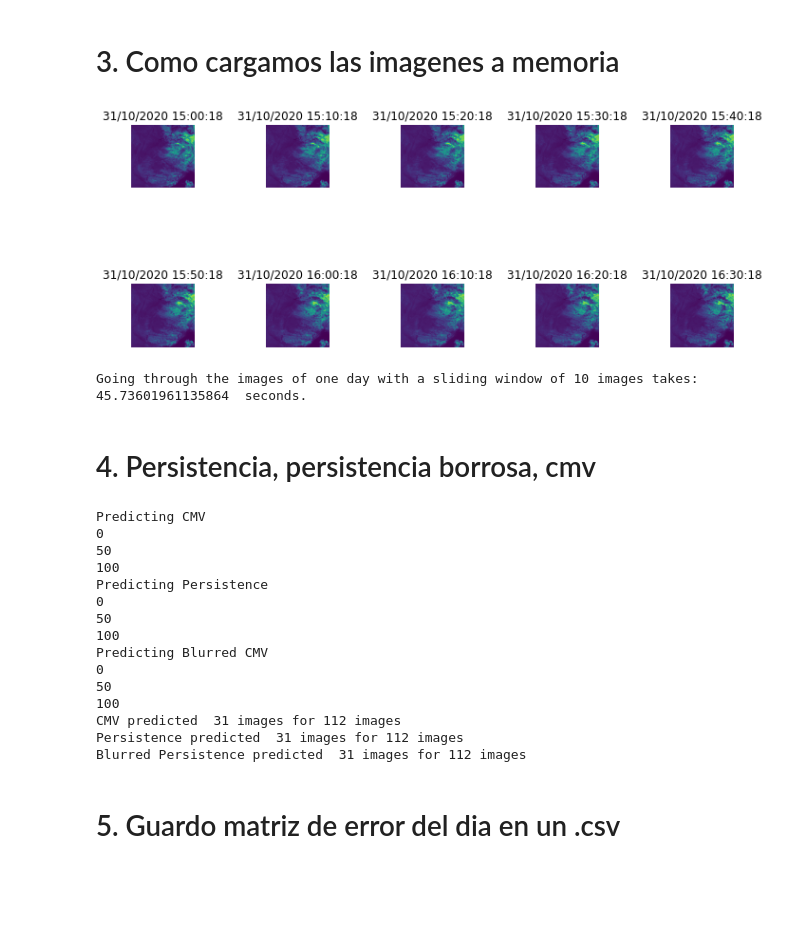
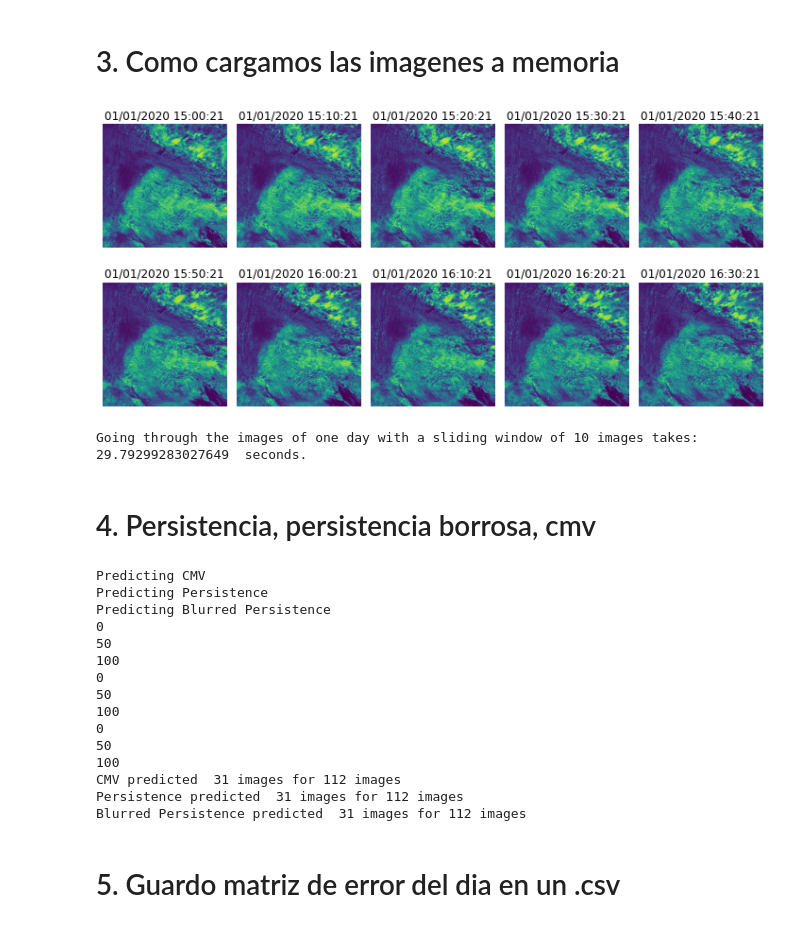
Before and after one commit to francomozo/deepCloud, a Jupyter notebook: nb-demo.ipynb, the cells around one changed output. Saved outputs shown, nothing was run; the diff lists cells and outputs as text; code cells hidden in the pictures; blank space fills up the shorter version.

Commit message:
:cyclone: Dataset Loader V2 working pretty faster, have to rename the class later

```diff
--- a/nb-demo.ipynb
+++ b/nb-demo.ipynb
@@ -67,20 +67,20 @@ ax.imshow(bkg)
 # %% [markdown]
 # 3. Como cargamos las imagenes a memoria
 # %%
-dataset_sw = data.SatelliteImagesDatasetSW(root_dir = 'data/images/dia_305',
+dataset_sw = data.SatelliteImagesDatasetSW(root_dir = 'data/images/dia_1',
                                            window = 10,
                                            transform = preprocessing.CropImage(3))
 
 dataset_sw[0].keys()
 
 dl_sw = DataLoader(dataset_sw, batch_size=1, collate_fn=data.collate_fn_sw)
 
 for idx, samples in enumerate(dl_sw):
     if idx == 90:
         visualization.show_sample_dict(samples , 2)
         break
 # %% [output]
-[figure, old version]
+[figure, new version]
 # %%
 start = time.time()
 for samples in dl_sw:
@@ -89,7 +89,7 @@ end = time.time()
 
 print('Going through the images of one day with a sliding window of 10 images takes: ', end - start, ' seconds.')
 # %% [output]
-Going through the images of one day with a sliding window of 10 images takes:  45.73601961135864  seconds.
+Going through the images of one day with a sliding window of 10 images takes:  29.79299283027649  seconds.
 # %% [markdown]
 # 4. Persistencia, persistencia borrosa, cmv
 # %%
@@ -97,7 +97,7 @@ def main_test(model_instance):
     predict_horizon = 30
     error_list =[]
 
-    dataset_sw = data.SatelliteImagesDatasetSW(root_dir = 'data/images/dia_305',
+    dataset_sw = data.SatelliteImagesDatasetSW(root_dir = 'data/images/dia_1',
                                            window = predict_horizon+2,
                                            transform = preprocessing.CropImage(3))
     dl_sw = DataLoader(dataset_sw, batch_size=1, collate_fn=data.collate_fn_sw)
@@ -134,7 +134,6 @@ def main_test(model_instance):
 cmv = model.Cmv2()
 blurredCMV = model.Cmv2(kernel_size=(21,21))
 persistence = model.Persistence()
-#blurredPersistence = model.BlurredPersistence(kernel_size = (21,21) )
 
 print('Predicting CMV')
 error_list_cmv = main_test(cmv2)
@@ -152,14 +151,14 @@ print('Persistence predicted ', error_array_p.shape[1], 'images for' , error_arr
 print('Blurred Persistence predicted ', error_array_bp.shape[1], 'images for' , error_array_bp.shape[0], 'images')
 # %% [output]
 Predicting CMV
+Predicting Persistence
+Predicting Blurred Persistence
 0
 50
 100
-Predicting Persistence
 0
 50
 100
-Predicting Blurred CMV
 0
 50
 100
```
Also changed, not shown: parts of 5 cells of this notebook, 4 other files.
